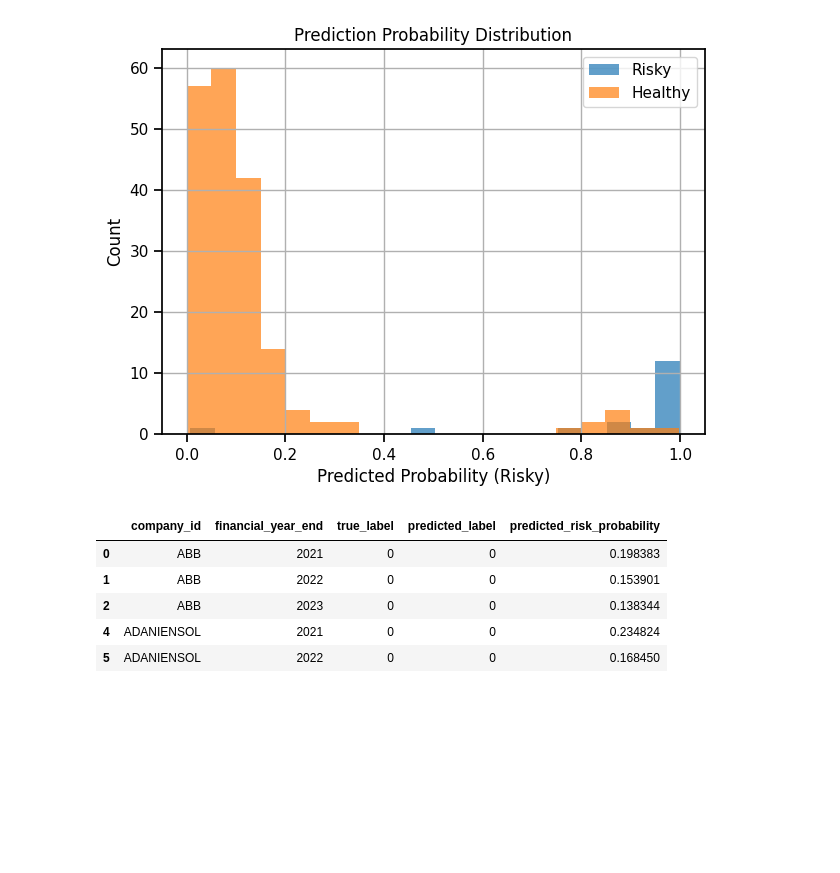
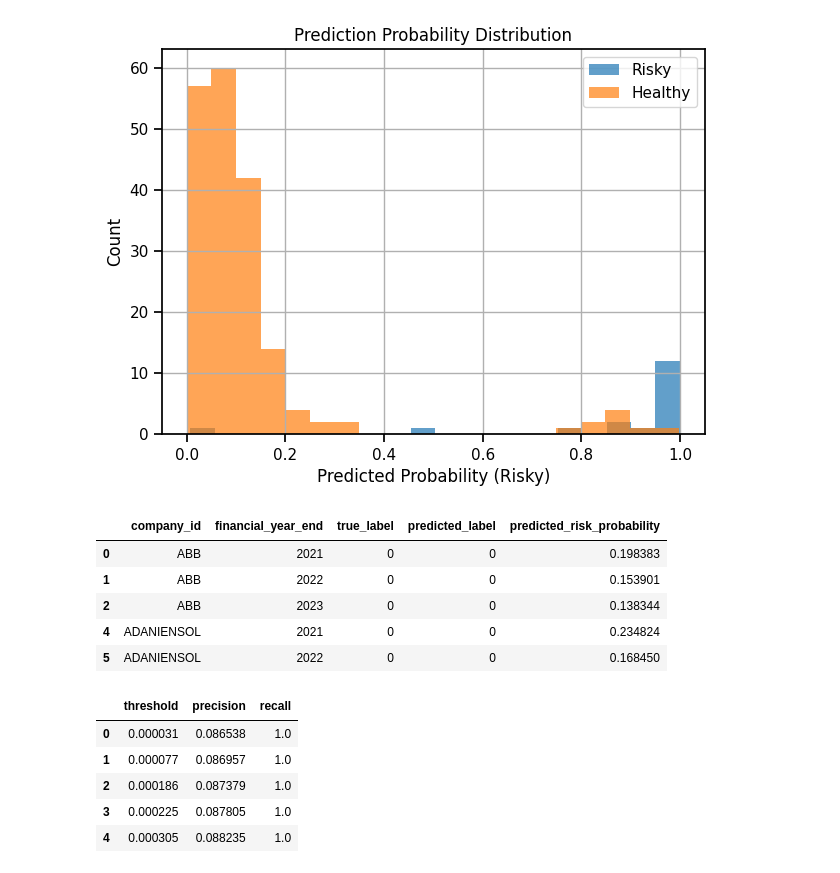
Before and after one commit to dustyAlgo/Financial_risk_estimator, a Jupyter notebook: train_logistic_regression_v1.ipynb, the cells around one changed output. Saved outputs shown, nothing was run; the diff lists cells and outputs as text; code cells hidden in the pictures; blank space fills up the shorter version.

```diff
--- a/train_logistic_regression_v1.ipynb
+++ b/train_logistic_regression_v1.ipynb
@@ -242,3 +310,26 @@ val_results.head()
 | 2 | ABB | 2023 | 0 | 0 | 0.138344 |
 | 4 | ADANIENSOL | 2021 | 0 | 0 | 0.234824 |
 | 5 | ADANIENSOL | 2022 | 0 | 0 | 0.168450 |
+# %%
+# Precision–Recall vs Threshold analysis
+precision_curve, recall_curve, thresholds = precision_recall_curve(
+    y_val, y_pred_proba
+)
+
+# precision_recall_curve returns len(thresholds) = len(precision) - 1
+thresholds = np.append(thresholds, 1.0)
+
+pr_df = pd.DataFrame({
+    "threshold": thresholds,
+    "precision": precision_curve,
+    "recall": recall_curve
+})
+
+pr_df.head()
+# %% [output]
+|  | threshold | precision | recall |
+| 0 | 0.000031 | 0.086538 | 1.0 |
+| 1 | 0.000077 | 0.086957 | 1.0 |
+| 2 | 0.000186 | 0.087379 | 1.0 |
+| 3 | 0.000225 | 0.087805 | 1.0 |
+| 4 | 0.000305 | 0.088235 | 1.0 |
```
Also changed, not shown: parts of 13 cells of this notebook, 2 other files.
